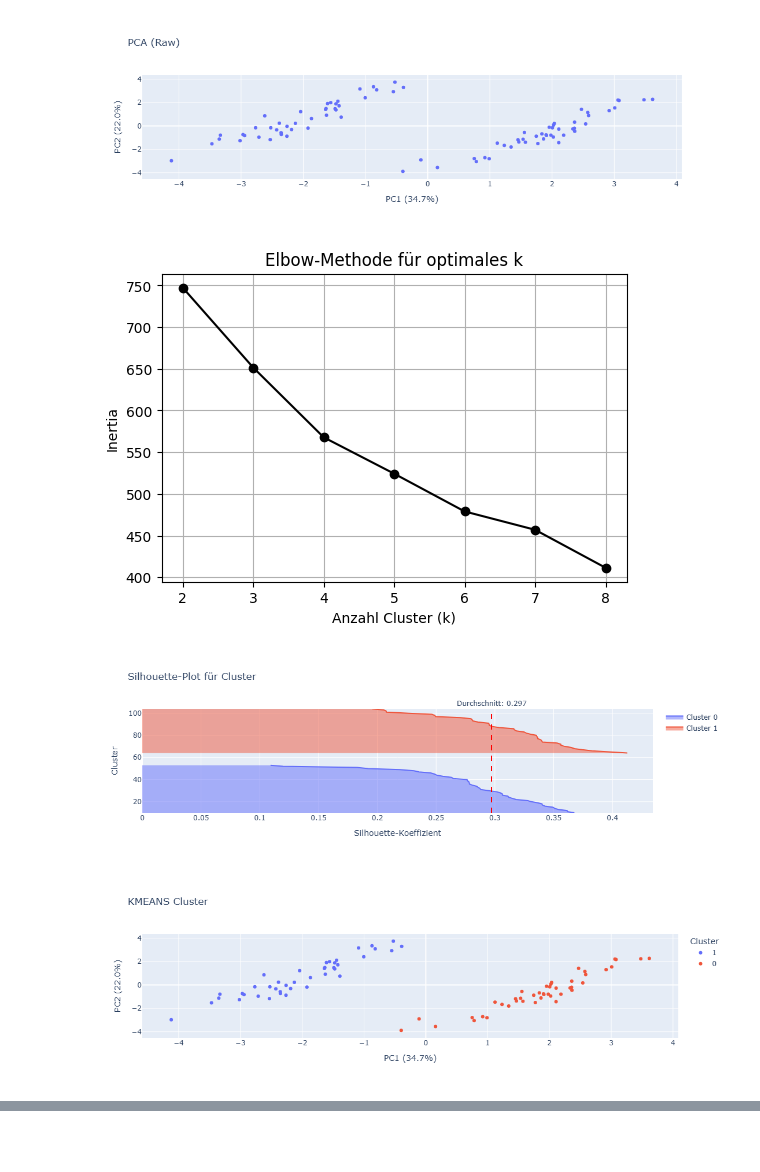
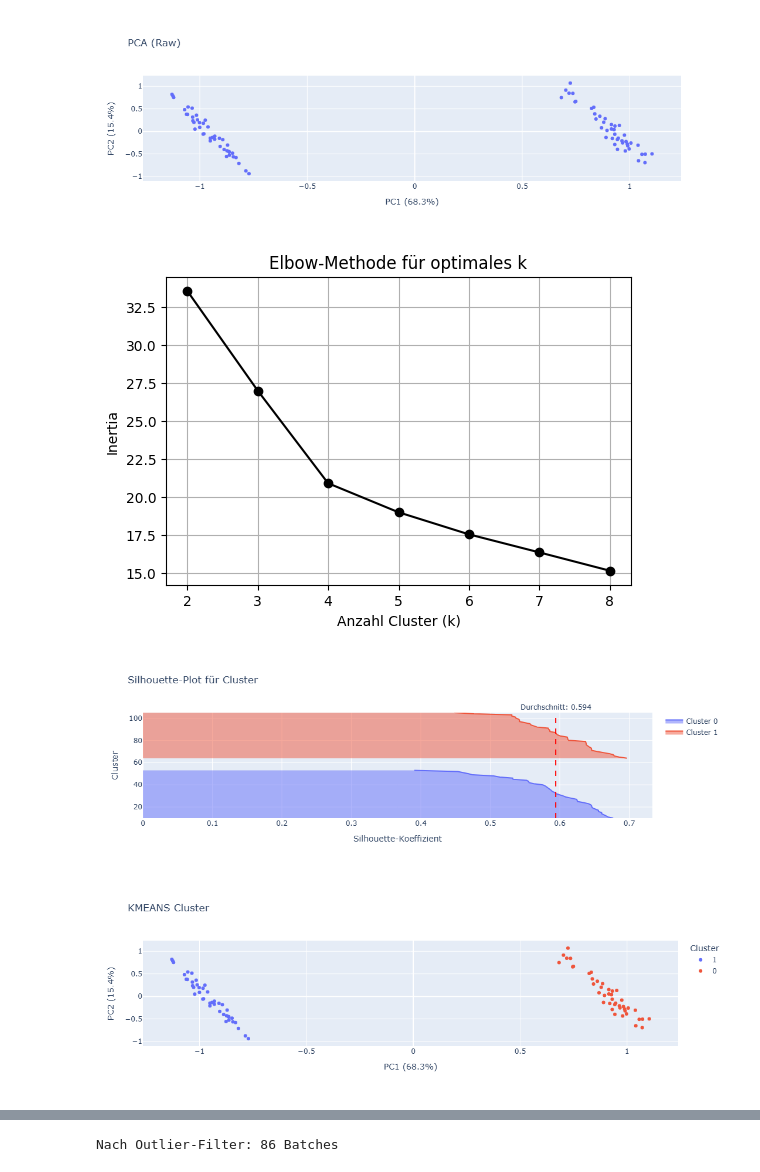
Before and after one commit to shreyasdesikan/Dynamic-Process-Model, a Jupyter notebook: tools/models/ANN/cluster_narx_trainer.ipynb, the cells around one changed output, grey strips where cells are left out. Drawn from its saved outputs; the diff is of its cells as text; code cells hidden in the pictures; blank space fills up the shorter version.

```diff
--- a/tools/models/ANN/cluster_narx_trainer.ipynb
+++ b/tools/models/ANN/cluster_narx_trainer.ipynb
@@ -32,6 +25,7 @@ import plotly.express as px
 import plotly.graph_objects as go
 import logging
 import chardet
+from sklearn.preprocessing import MinMaxScaler
 
 # Set up logging
 logging.basicConfig(level=logging.INFO, filename='clustering_log.txt', format='%(asctime)s - %(levelname)s - %(message)s')
@@ -46,7 +40,7 @@ class BatchClustering:
         self.batches = {}  # raw DataFrames by batch
         self.features = None  # summary feature DataFrame
         self.clean_features = None
-        self.scaler = StandardScaler()
+        self.scaler = MinMaxScaler()
         self.pca = PCA(n_components=var_threshold, svd_solver="auto", random_state=0)
         self.labels_ = None
         self.silhouette_scores_ = None
@@ -116,6 +110,50 @@ class BatchClustering:
             logging.error("Keine gültigen Daten geladen.")
             raise ValueError("Keine gültigen Daten geladen.")
 
+
+    def apply_moving_average(self, df, window=5):
+        """تطبيق الانزلاق المتوسط لتحسين سلاسة البيانات"""
+        for col in ['d10', 'd50', 'd90']:
+            if col in df.columns:
+                df[col] = df[col].rolling(window=window, min_periods=1).mean()
+        return df
+
+    def apply_low_pass_filter(self, df, cutoff=0.1):
+        """تطبيق فلتر منخفض التردد"""
+        for col in ['d10', 'd50', 'd90']:
+            if col in df.columns:
+                b, a = butter(2, cutoff, btype='low', fs=1.0)
+                df[col] = filtfilt(b, a, df[col])
+        return df
+
+    def exclude_noisy_files(self, max_std_threshold=0.001):
+        """استبعاد الملفات ذات الضوضاء الشديدة"""
+        noisy_files = []
+        for file_name, df in self.batches.items():
+            if df[['d10', 'd50', 'd90']].std().max() > max_std_threshold:
+                noisy_files.append(file_name)
+        for file in noisy_files:
+            del self.batches[file]
+        logging.info(f"تم استبعاد الملفات الصاخبة: {noisy_files}")
+
+    def remove_peaks(self, threshold=0.0003):
+
+        try:
+            for file_name, df in self.batches.items():
+                    # تطبيق التصفية على الأعمدة d10, d50, d90
+                for col in ['d10', 'd50', 'd90']:
+                    if col in df.columns:
+                        mask = (df[col] <= threshold)
+                        df[col] = df[col][mask]
+                # إزالة الصفوف الفارغة بعد التصفية
+                df.dropna(inplace=True)
+                if df.empty:
+                    del self.batches[file_name]
+                    logging.warning(f"الملف {file_name} أصبح فارغاً بعد تصفية القمم وتم حذفه")
+            logging.info("تمت تصفية القمم بنجاح")
+        except Exception as e:
+            logging.error(f"خطأ أثناء تصفية القمم: {e}")
+
     def extract_features(self, steady_frac: float = 1.0):
         """Extrahieren von Features aus jeder Batch"""
         rows = []
@@ -145,6 +183,8 @@ class BatchClustering:
                 rows.append(feature_dict)
             except Exception as e:
                 logging.error(f"Fehler beim Extrahieren von Features aus {name}: {e}")
+
+
 
         self.features = pd.DataFrame(rows)
         self.clean_features = self.features.copy()
@@ -365,37 +405,40 @@ class BatchClustering:
                 if self.silhouette_scores_ is not None and cluster_id != -1:
                     mask = self.labels_ == cluster_id
                     sil_score = np.mean(self.silhouette_scores_[mask])
                     logging.info(f"  Silhouette-Score: {sil_score:.3f}")
 
             return cluster_dict
         except Exception as e:
             logging.error(f"Fehler beim Abrufen der Cluster-Zuweisungen: {e}")
             return None
 
 if __name__ == "__main__":
     try:
         bc = BatchClustering(
             data_dir="Data",
             method="kmeans",
             n_clusters=2,
-            var_threshold=0.90,
+            var_threshold=0.50,
             min_components=2
         )
         bc.load_batches()
-        bc.extract_features(steady_frac=1.0)
-        bc.remove_outliers(z_thresh=3.0, iso_frac=0.05)
+        bc.exclude_noisy_files(max_std_threshold=0.004)
+        bc.remove_peaks(threshold=0.0005)
+        bc.extract_features(steady_frac=0.3)
+        bc.remove_outliers(z_thresh=3.0, iso_frac=0.02)
         bc.prepare()
         bc.run_pca(show=True)
         if bc.method == "kmeans":
             bc.n_clusters = bc.find_k(max_k=8)
         bc.cluster()
         bc.plot_clusters()
         bc.plot_silhouette()
         bc.get_cluster_assignments()
+
     except Exception as e:
         logging.error(f"Fehler in der Hauptausführung: {e}")
 # %% [output]
-[figure, old version]
+[figure, new version]
-[figure, old version]
+[figure, new version]
-[figure, old version]
+[figure, new version]
-[figure, old version]
+[figure, new version]
@@ -403,3 +446,7 @@ if __name__ == "__main__":
+# %%
+print(f"Nach Outlier-Filter: {len(bc.clean_features)} Batches")
+# %% [output]
+Nach Outlier-Filter: 86 Batches
 # %%
 # cluster_narx_trainer.py
 
```
Also changed, not shown: parts of 8 cells of this notebook.
